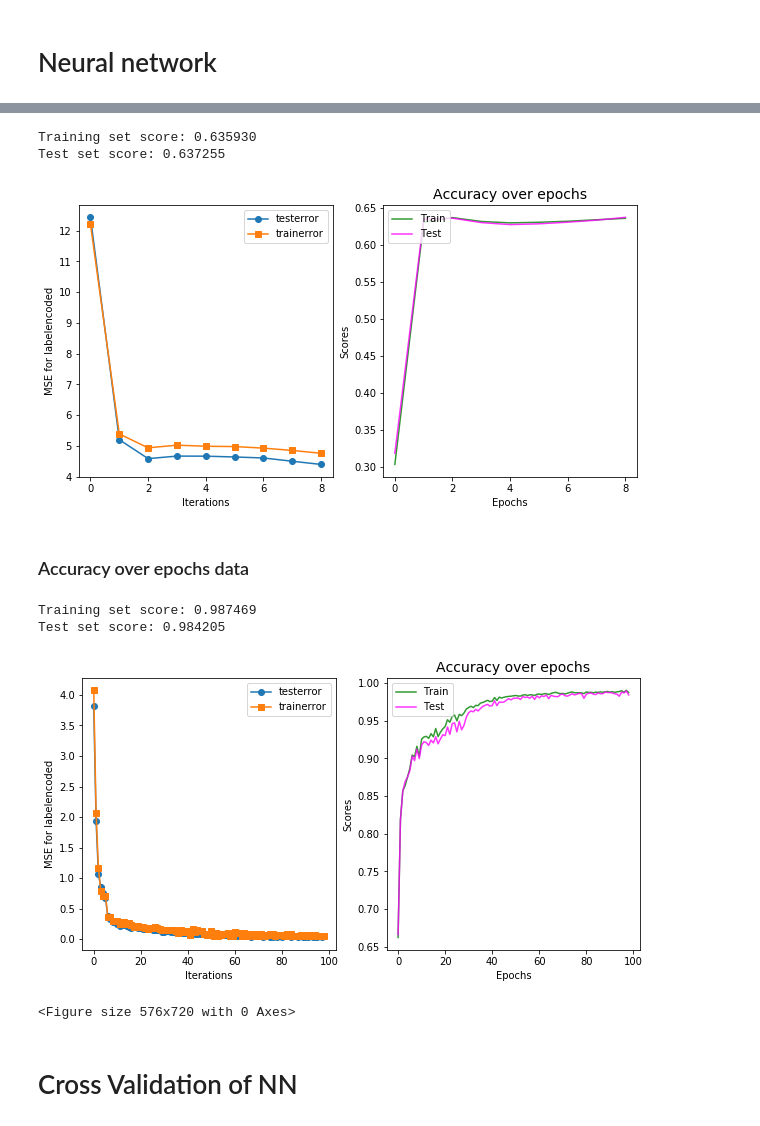
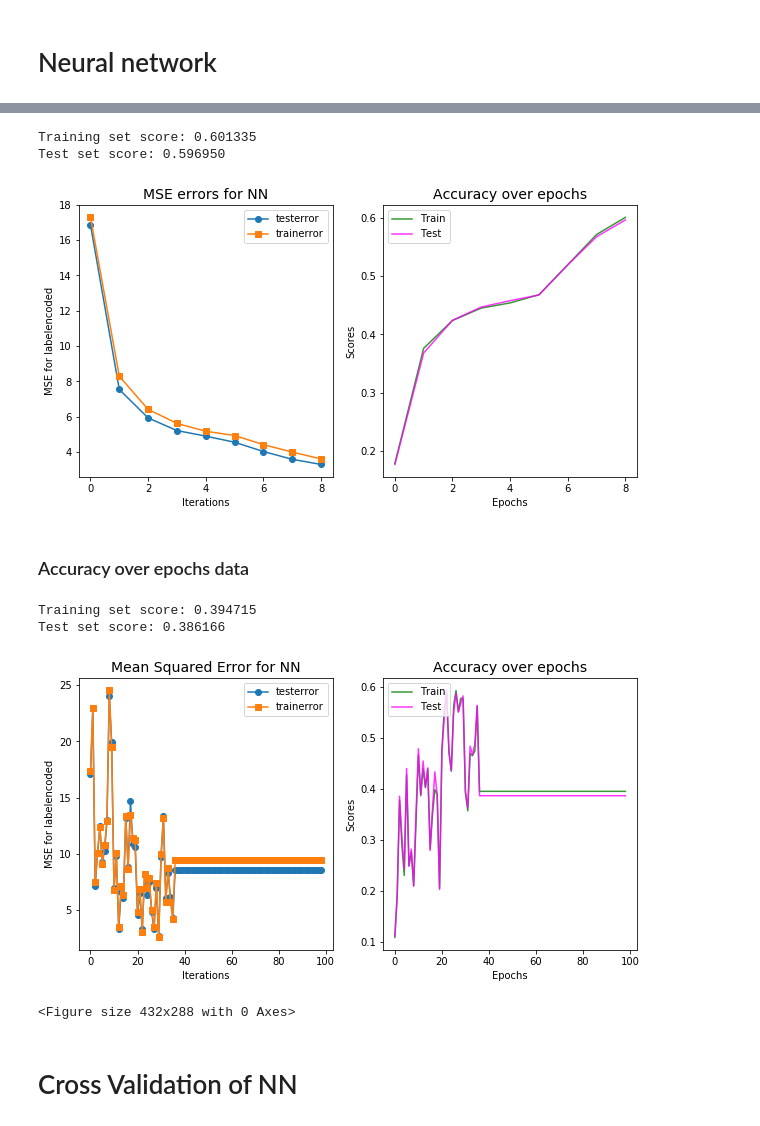
Before and after one commit to raman-noodles/raman-spectra-decomp-analysis, a Jupyter notebook: examples/formic_supervised_machine_learning_dev.ipynb, the cells around one changed output, grey strips where cells are left out. Drawn from its saved outputs; the diff is of its cells as text; code cells hidden in the pictures.

```diff
--- a/examples/formic_supervised_machine_learning_dev.ipynb
+++ b/examples/formic_supervised_machine_learning_dev.ipynb
@@ -115,7 +102,7 @@ hdf5_calfilename = 'formic_supervised_calibration_dataset.hdf5' #update to hdf5_
 hdf5_expfilename = '../ramandecompy/tests/test_files/formic_supervised_calibration_interp-Copy1.hdf5'
 frames = []
 for i,key in enumerate(key_list):
-    df =peakidentify.peak_assignment(hdf5_expfilename, key, hdf5_calfilename, 10, plot =False)
+    df =peakidentify.peak_assignment(hdf5_expfilename, key, hdf5_calfilename, 20, plot =False)
     frames.append(df)
 # %% [output]
 The peaks that we found for FormicAcid are:
@@ -345,7 +286,7 @@ from sklearn.feature_selection import RFE
 from sklearn.linear_model import RidgeCV, LassoCV, Ridge, Lasso, MultiTaskLassoCV
 # %%
 #feature selection
-inputs=['fraction','sigma','amplitude','fwhm','height','auc','center']
+inputs=['fraction','sigma','amplitude','fwhm','auc','center']
 amt = len(cal)
 X=cal[inputs][:amt]
 y = cal['labelencoded'][:amt]
@@ -490,5 +426,14 @@ Text(0.5, 1.0, 'error vs $\\lambda$')
 # %% [markdown]
 # Ridge Feature Selection #Didnt eliminate anything
+# %%
+inputs=['fraction','sigma','amplitude','fwhm','auc','center']
+amt = len(cal)
+X=cal[inputs][:amt]
+y = cal['labelencoded'][:amt]
+X_exp= dat[inputs]#datformic[inputs]
+y_exp= dat['labelencoded']#datformic['labelencoded']
+np.random.seed(222)
+X_train, X_test, y_train, y_test = train_test_split(X, y, test_size=.2, random_state=1000)
 # %%
 #Ridge
 #feature selection
@@ -564,7 +508,7 @@ plt.savefig('Ridge_feature_selection', dpi=300, bbox_inches='tight')
 # %% [markdown]
 # Neural network
 # %%
-inputs=['fraction','sigma','amplitude','auc','center']
+inputs=['fraction','sigma','amplitude','fwhm','auc','center']
 amt = len(cal)
 X=cal[inputs][:amt]
 y = cal['labelencoded'][:amt]
@@ -796,6 +740,7 @@ plt.plot(testerror,marker="s",label='trainerror')
 plt.legend()
 plt.xlabel('Iterations')
 plt.ylabel('MSE for labelencoded')
+plt.title("MSE errors for NN", fontsize=14)
 plt.subplot(122)
 print("Training set score: %f" % clf.score(X_train, y_train))
 print("Test set score: %f" % clf.score(X_test, y_test))
@@ -807,9 +752,9 @@ plt.ylabel('Scores')
 plt.legend(loc='upper left')
 plt.show()
 # %% [output]
-Training set score: 0.635930
-Test set score: 0.637255
+Training set score: 0.601335
+Test set score: 0.596950
-[figure, old version]
+[figure, new version]
 # %% [markdown]
 ### Accuracy over epochs data
 # %%
@@ -826,38 +771,39 @@ for i in lossrange:
     clf.fit(X_train, y_train)
     trainpred = clf.predict(X_train)
     testpred = clf.predict(X_test)
     coefs.append(clf.coefs_)
     trainerror.append(mean_squared_error(y_train,trainpred))
     testerror.append(mean_squared_error(y_test,testpred))
     loss_values.append(clf.loss_curve_)
     # SCORE TRAIN
     scores_train.append(clf.score(X_train, y_train))
 
     # SCORE TEST
     scores_test.append(clf.score(X_test, y_test))
 plt.figure(figsize=(10,5))
 plt.subplot(121)
 plt.plot(trainerror,marker='o',label='testerror')
 plt.plot(testerror,marker="s",label='trainerror')
 plt.legend()
 plt.xlabel('Iterations')
 plt.ylabel('MSE for labelencoded')
+plt.title("Mean Squared Error for NN", fontsize=14)
 plt.subplot(122)
 print("Training set score: %f" % clf.score(X_train, y_train))
 print("Test set score: %f" % clf.score(X_test, y_test))
 plt.plot(scores_train, color='green', alpha=0.8, label='Train')
 plt.plot(scores_test, color='magenta', alpha=0.8, label='Test')
 plt.title("Accuracy over epochs", fontsize=14)
 plt.xlabel('Epochs')
 plt.ylabel('Scores')
 plt.legend(loc='upper left')
 plt.show()
-plt.savefig('NN_accuracy', dpi=300, bbox_inches='tight')
+plt.savefig('NN_accuracyFormic', dpi=300, bbox_inches='tight')
 # %% [output]
-Training set score: 0.987469
-Test set score: 0.984205
+Training set score: 0.394715
+Test set score: 0.386166
-[figure, old version]
+[figure, new version]
-<Figure size 576x720 with 0 Axes>
+<Figure size 432x288 with 0 Axes>
 # %% [markdown]
 # Cross Validation of NN
 # %%
```
Also changed, not shown: parts of 45 cells of this notebook.
